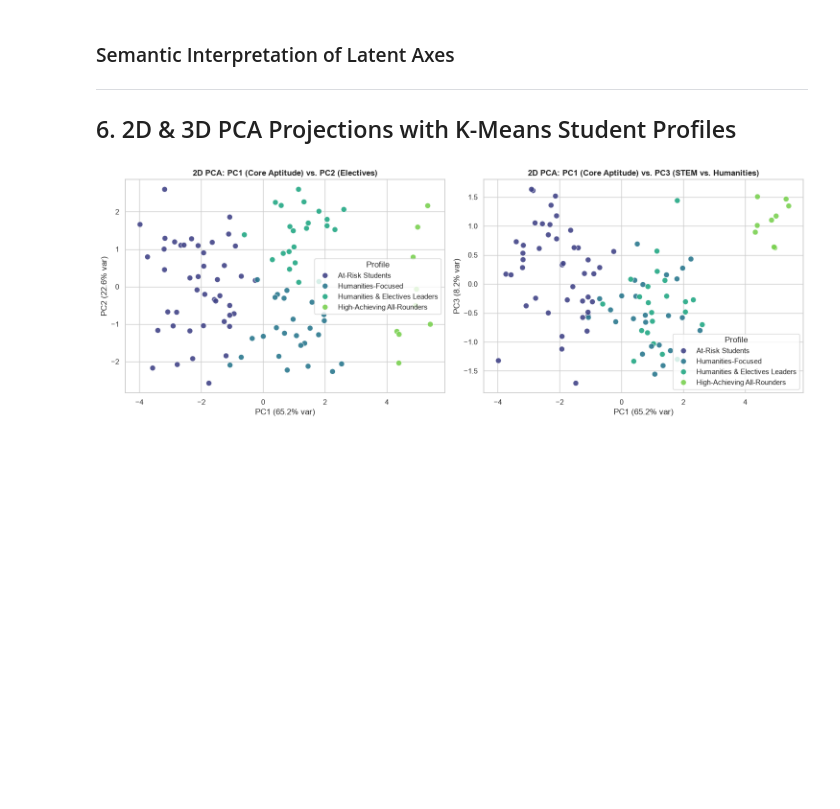
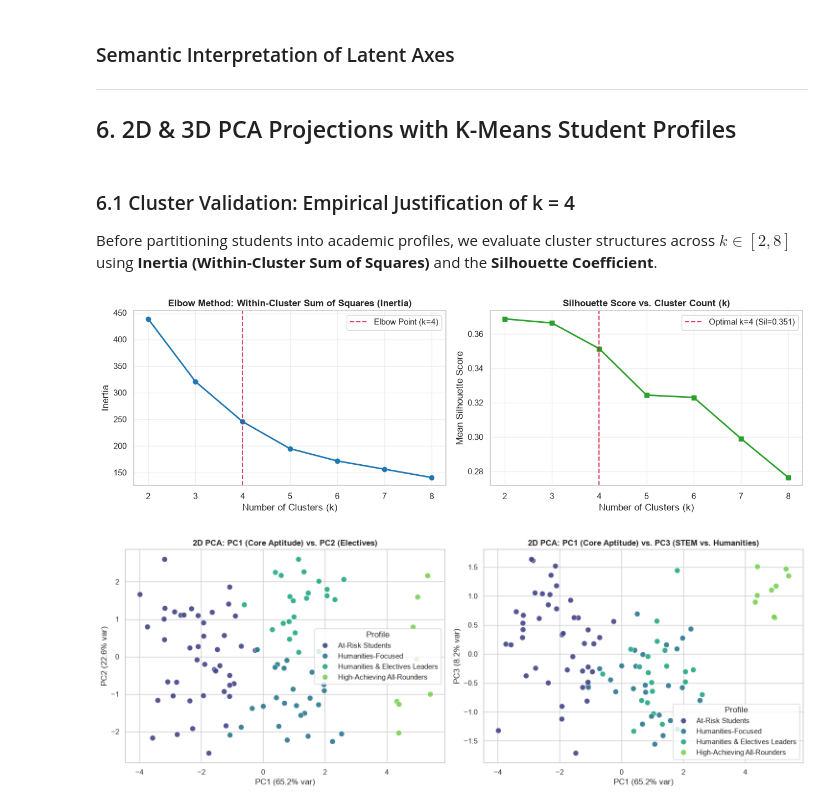
Before and after one commit to imrup9/Dimensionality-Reduction, a Jupyter notebook: 02_PCA_Analysis.ipynb, the cells around one changed output. Cells and saved outputs as stored; diff of their text form; code cells hidden in the pictures; blank space fills up the shorter version.

```diff
--- a/02_PCA_Analysis.ipynb
+++ b/02_PCA_Analysis.ipynb
@@ -252,6 +315,40 @@ physed                 0.047            0.702                    -0.031
 ### Semantic Interpretation of Latent Axes
 ---
 ## 6. 2D & 3D PCA Projections with K-Means Student Profiles
+# %% [markdown]
+### 6.1 Cluster Validation: Empirical Justification of k = 4
+Before partitioning students into academic profiles, we evaluate cluster structures across $k \in [2, 8]$ using **Inertia (Within-Cluster Sum of Squares)** and the **Silhouette Coefficient**.
+# %%
+from sklearn.metrics import silhouette_score
+# Cluster Validation: Elbow & Silhouette Analysis
+k_range = range(2, 9)
+inertias = []
+sil_scores = []
+for k in k_range:
+    km_eval = KMeans(n_clusters=k, random_state=RANDOM_STATE, n_init=10).fit(X_scaled)
+    inertias.append(km_eval.inertia_)
+    sil_scores.append(silhouette_score(X_scaled, km_eval.labels_))
+fig, axes = plt.subplots(1, 2, figsize=(13, 4.2))
+# Elbow Curve
+axes[0].plot(k_range, inertias, marker="o", color="#1f77b4", linewidth=2)
+axes[0].axvline(4, color="crimson", linestyle="--", alpha=0.8, label="Elbow Point (k=4)")
+axes[0].set_title("Elbow Method: Within-Cluster Sum of Squares (Inertia)", fontweight="bold")
+axes[0].set_xlabel("Number of Clusters (k)")
+axes[0].set_ylabel("Inertia")
+axes[0].legend()
+axes[0].grid(alpha=0.3)
+# Silhouette Score Curve
+axes[1].plot(k_range, sil_scores, marker="s", color="#2ca02c", linewidth=2)
+axes[1].axvline(4, color="crimson", linestyle="--", alpha=0.8, label="Optimal k=4 (Sil=0.351)")
+axes[1].set_title("Silhouette Score vs. Cluster Count (k)", fontweight="bold")
+axes[1].set_xlabel("Number of Clusters (k)")
+axes[1].set_ylabel("Mean Silhouette Score")
+axes[1].legend()
+axes[1].grid(alpha=0.3)
+plt.tight_layout()
+plt.show()
+# %% [output]
+[figure, added]
 # %%
 # Assign 4 clusters using K-Means on the standardized feature space
 kmeans = KMeans(n_clusters=4, random_state=RANDOM_STATE, n_init=10)
```
Also changed, not shown: parts of 5 cells of this notebook, 5 other files.
